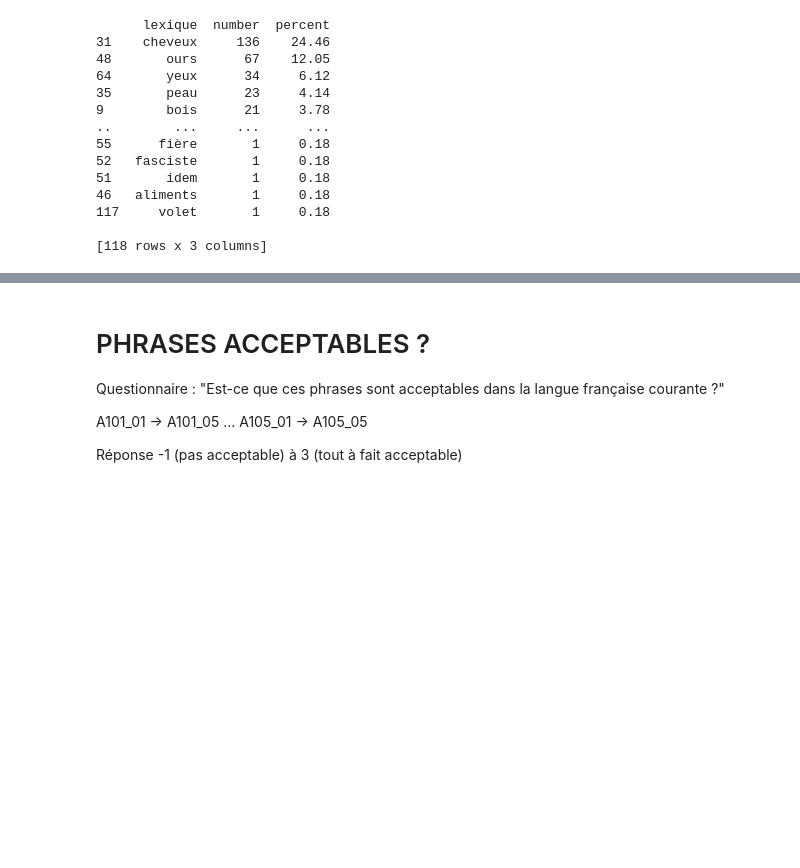
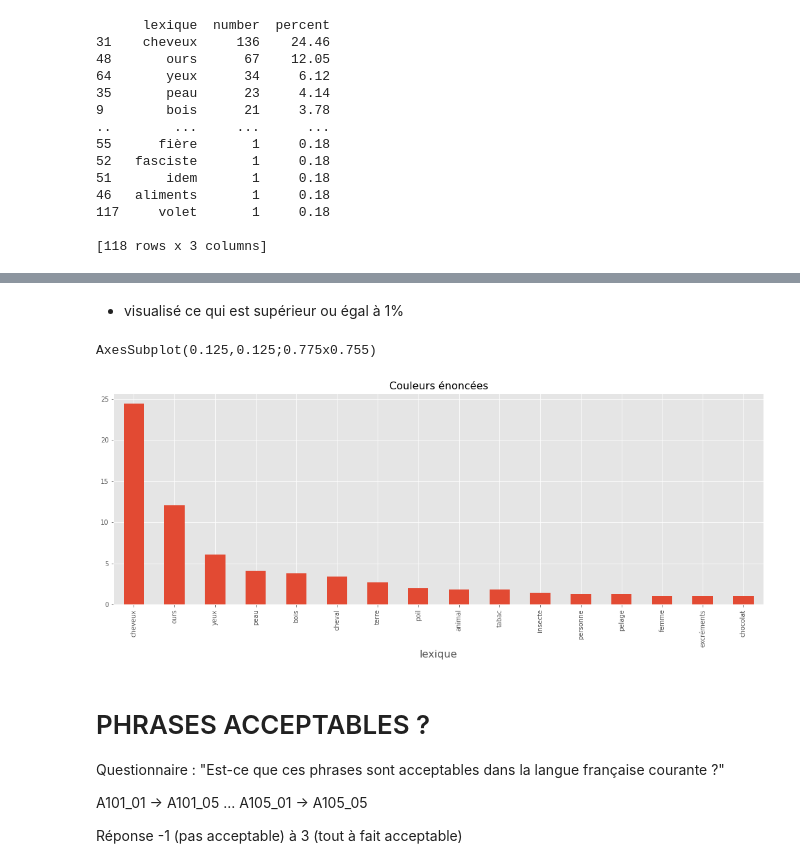
Before and after one commit to fmelanie/COLOR, a Jupyter notebook: colors.ipynb, the cells around one changed output, grey strips where cells are left out. Drawn from its saved outputs; the diff is of its cells as text; code cells hidden in the pictures; blank space fills up the shorter version.

```diff
--- a/colors.ipynb
+++ b/colors.ipynb
@@ -490,4 +621,14 @@ print(vizu_cloud(dfObjMarron))
 <wordcloud.wordcloud.WordCloud object at 0x...>
+# %% [markdown]
+- visualisé ce qui est supérieur ou égal à 1%
+# %%
+df_mask=dfObjBrun['percent']>=1
+filtered_dfObjBrun=dfObjBrun[df_mask]
+#print(filtered_dfObjBrun)
+print(vizu_bar(filtered_dfObjBrun))
+# %% [output]
+AxesSubplot(0.125,0.125;0.775x0.755)
+[figure, added]
 # %% [markdown]
 # PHRASES ACCEPTABLES ?
 
```
Also changed, not shown: parts of 29 cells of this notebook, 2 other files.
